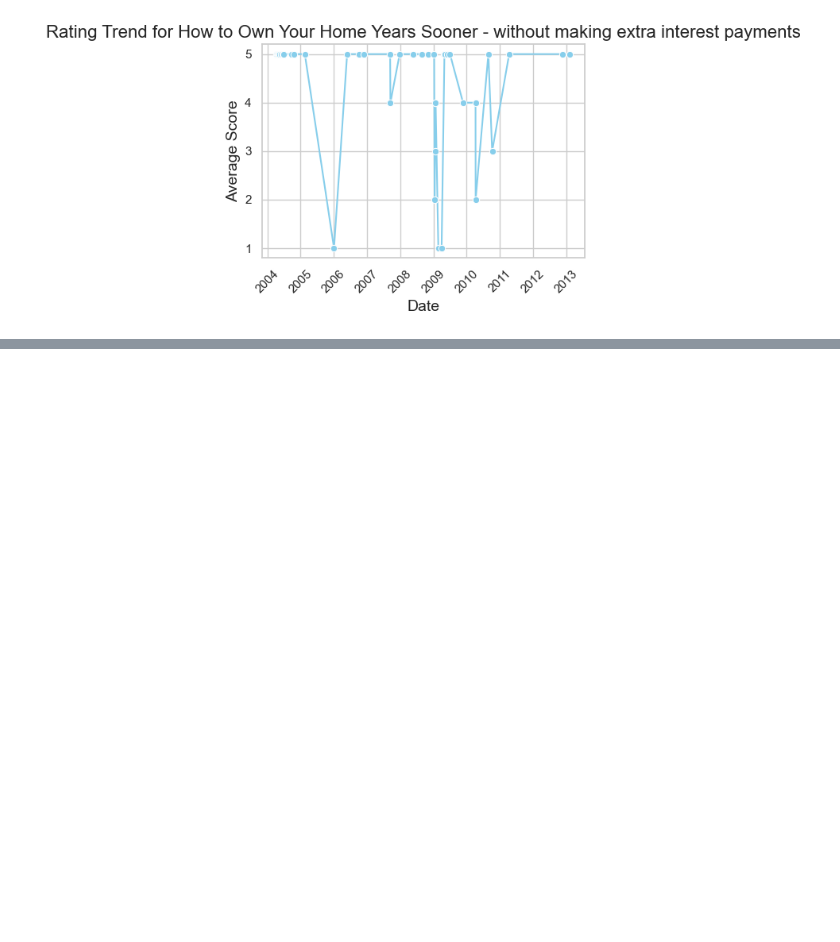
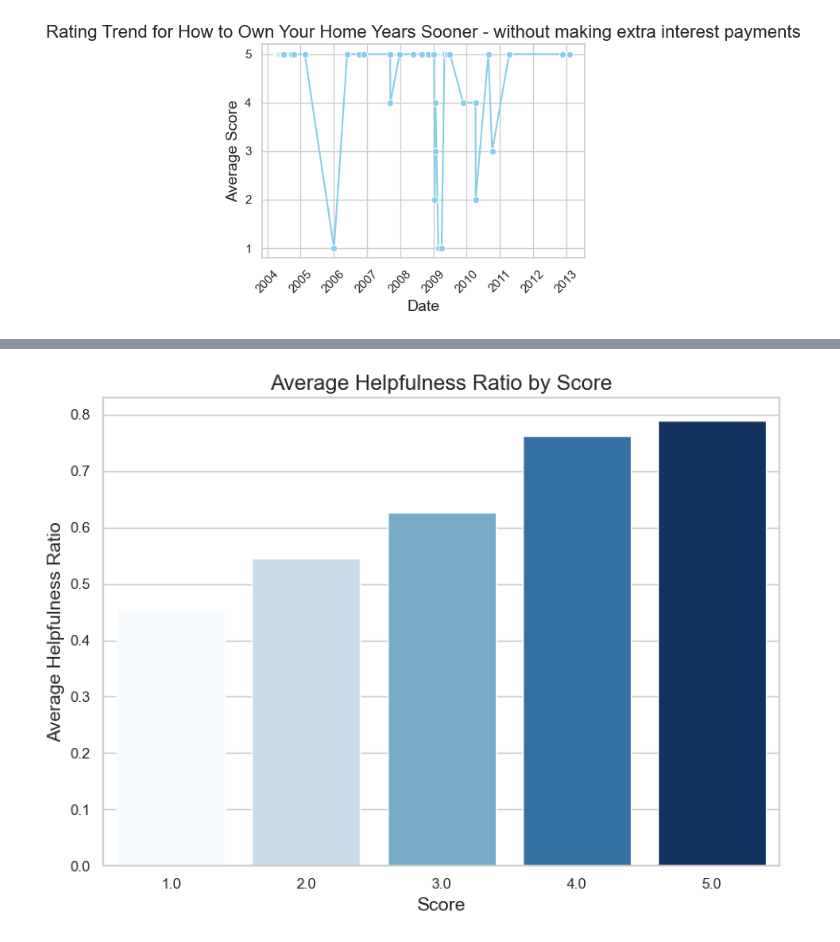
Before and after one commit to kefan1242/de_project, a Jupyter notebook: book_dataset/BookDataset.ipynb, the cells around one changed output, grey strips where cells are left out. Drawn from its saved outputs; the diff is of its cells as text; code cells hidden in the pictures; blank space fills up the shorter version.

```diff
--- a/book_dataset/BookDataset.ipynb
+++ b/book_dataset/BookDataset.ipynb
@@ -185,0 +186,45 @@ plt.show()
+# %%
+import pandas as pd
+import matplotlib.pyplot as plt
+import seaborn as sns
+
+# 设置图表风格
+sns.set(style='whitegrid')
+
+# 读取CSV文件
+file_path = 'Cleaned_Books_rating.csv'
+df = pd.read_csv(file_path, encoding='utf-8')
+
+# 提取帮助度数据（review/helpfulness），并计算帮助度比例
+helpfulness = df['review/helpfulness'].str.split('/', expand=True).astype(float)
+df['helpful_votes'] = helpfulness[0]  # 有用的投票数
+df['total_votes'] = helpfulness[1]  # 总投票数
+
+# 过滤掉 total_votes 和 helpful_votes 均小于 5 的记录
+df = df[(df['helpful_votes'] >= 0) & (df['total_votes'] >= 10)]
+
+# 计算帮助度比例
+df['helpful_ratio'] = df['helpful_votes'] / df['total_votes']
+
+# 按评分计算平均帮助度比例
+avg_helpful_ratio = df.groupby('review/score')['helpful_ratio'].mean().reset_index()
+
+# 绘制柱状图，将 `hue` 设置为 `x` 变量，并关闭图例
+plt.figure(figsize=(8, 6))
+sns.barplot(data=avg_helpful_ratio, x='review/score', y='helpful_ratio', palette='Blues', hue='review/score', dodge=False, legend=False)
+
+# 添加标题和标签
+plt.title('Average Helpfulness Ratio by Score', fontsize=16)
+plt.xlabel('Score', fontsize=14)
+plt.ylabel('Average Helpfulness Ratio', fontsize=14)
+
+
+# 保存图表到当前目录
+current_directory = os.getcwd()  # 获取当前工作目录
+plt.savefig(os.path.join(current_directory, 'Average Helpfulness Ratio by Score.png'), bbox_inches='tight', dpi=300)
+
+# 显示图表
+plt.tight_layout()
+plt.show()
+# %% [output]
+[figure, added]
```
Also changed, not shown: parts of 1 cell of this notebook.
